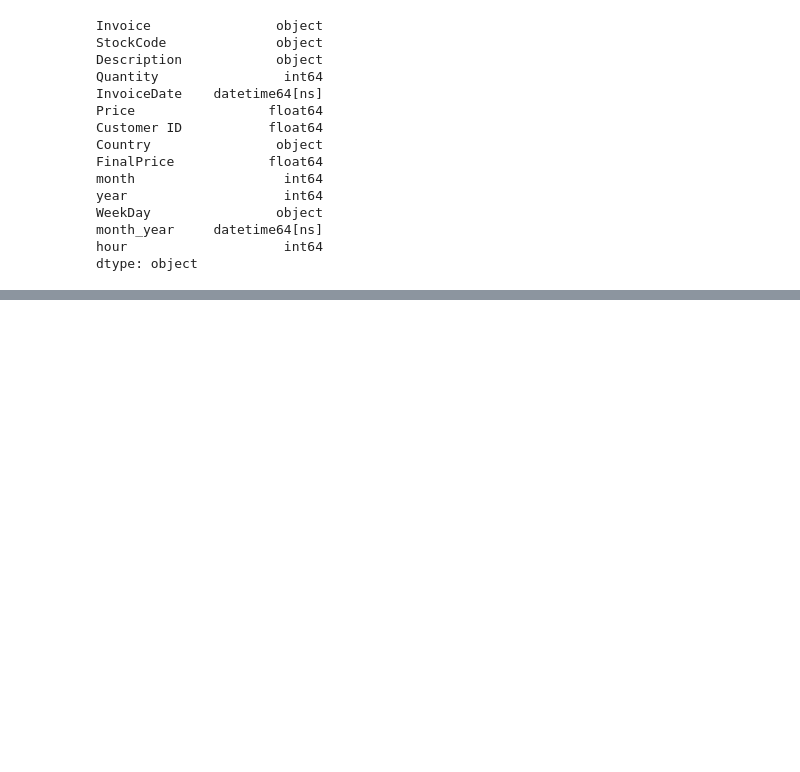
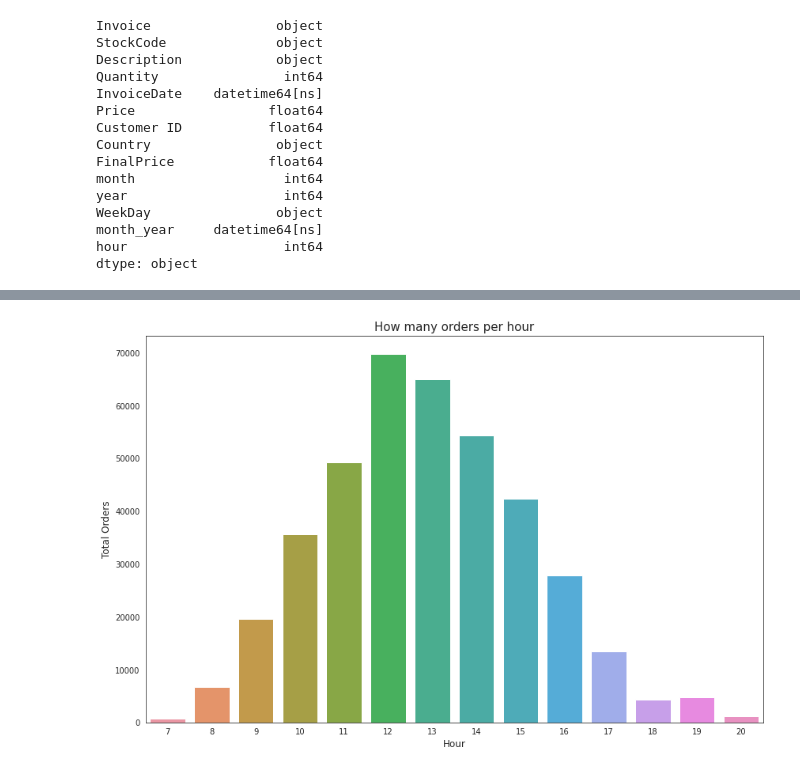
Before and after one commit to TharindaAdhikari/ML_Assignment2_IT19037752_IT19047966_IT19189390, a Jupyter notebook: Customer_Segmentaion.ipynb, the cells around one changed output, grey strips where cells are left out. Cells and saved outputs as stored; diff of their text form; code cells hidden in the pictures; blank space fills up the shorter version.

```diff
--- a/Customer_Segmentaion.ipynb
+++ b/Customer_Segmentaion.ipynb
@@ -312,0 +402,11 @@ dtype: object
+# %%
+#How many orders per hour
+hour = pd.DataFrame(data.groupby(['hour'])['Invoice'].count()).reset_index()
+plt.figure(figsize=(14,9))
+sns.barplot(x="hour", y="Invoice", data = hour)
+plt.ylabel("Total Orders" , size=12)
+plt.xlabel("Hour" , size=12)
+plt.title("How many orders per hour" , size=15)
+plt.show()
+# %% [output]
+[figure, added]
```
Also changed, not shown: parts of 12 cells of this notebook.
